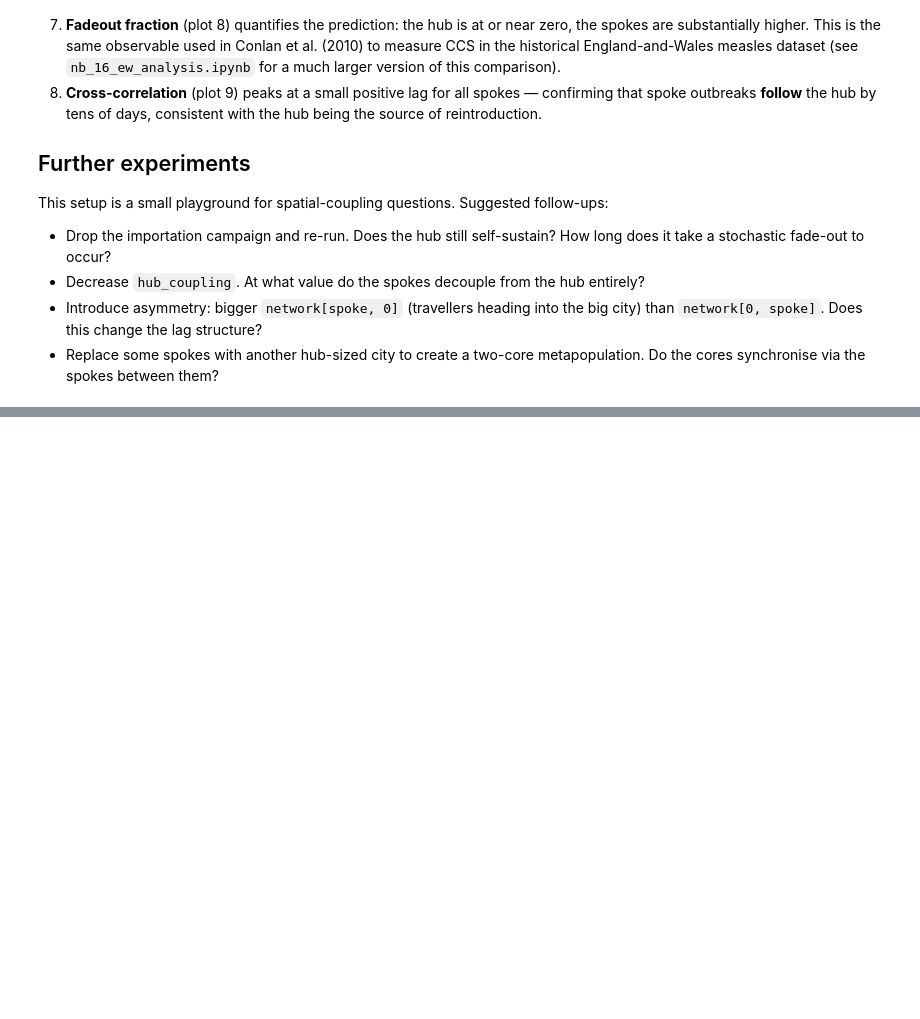
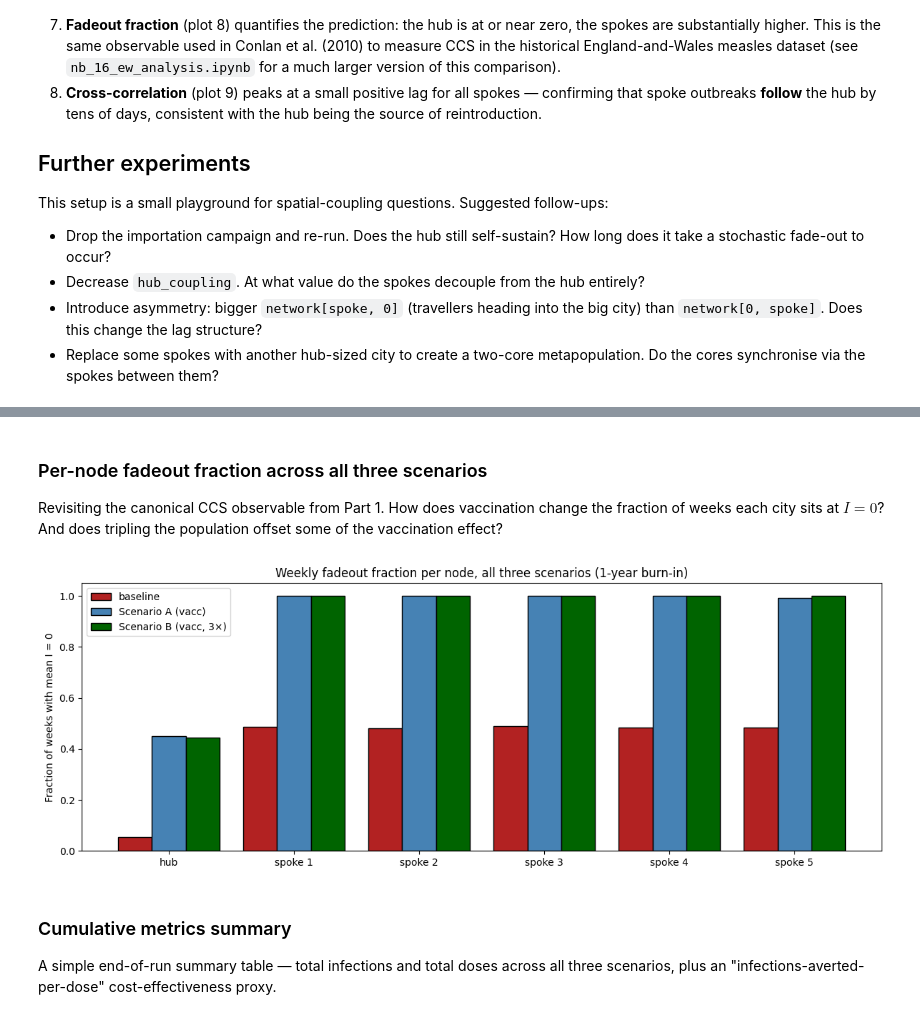
Before and after one commit to clorton/laser-cohorts, a Jupyter notebook: docs/notebooks/nb_17_campaign_example.ipynb, the cells around one changed output, grey strips where cells are left out. Drawn from its saved outputs; the diff is of its cells as text; code cells hidden in the pictures; blank space fills up the shorter version.

```diff
--- a/docs/notebooks/nb_17_campaign_example.ipynb
+++ b/docs/notebooks/nb_17_campaign_example.ipynb
@@ -616,0 +932,38 @@ This setup is a small playground for spatial-coupling questions.  Suggested foll
+# %% [markdown]
+### Per-node fadeout fraction across all three scenarios
+
+Revisiting the canonical CCS observable from Part 1.  How does vaccination change the fraction of weeks each city sits at $I = 0$?  And does tripling the population offset some of the vaccination effect?
+# %%
+def fadeout_per_node(m, burn_weeks=52, days_per_week=7):
+    nn       = m.states.I.shape[1]
+    days     = m.states.I.shape[0] - 1
+    n_w      = days // days_per_week
+    I_d      = m.states.I[1 : n_w * days_per_week + 1]
+    I_w_mean = I_d.reshape(n_w, days_per_week, nn).mean(axis=1)
+    return (I_w_mean[burn_weeks:] == 0).mean(axis=0)
+
+fd_base = fadeout_per_node(model)
+fd_A    = fadeout_per_node(model_A)
+fd_B    = fadeout_per_node(model_B)
+
+x      = np.arange(n_nodes)
+width  = 0.27
+labels = ["hub"] + [f"spoke {i}" for i in range(1, n_nodes)]
+
+fig, ax = plt.subplots(figsize=(12, 4.5))
+ax.bar(x - width, fd_base, width, color="firebrick", edgecolor="black", label="baseline")
+ax.bar(x,         fd_A,    width, color="steelblue", edgecolor="black", label="Scenario A (vacc)")
+ax.bar(x + width, fd_B,    width, color="darkgreen", edgecolor="black", label="Scenario B (vacc, 3×)")
+ax.set_xticks(x)
+ax.set_xticklabels(labels)
+ax.set_ylabel("Fraction of weeks with mean I = 0")
+ax.set_title("Weekly fadeout fraction per node, all three scenarios (1-year burn-in)")
+ax.legend(loc="upper left")
+plt.tight_layout()
+plt.show()
+# %% [output]
+[figure, added]
+# %% [markdown]
+### Cumulative metrics summary
+
+A simple end-of-run summary table — total infections and total doses across all three scenarios, plus an "infections-averted-per-dose" cost-effectiveness proxy.
```
Also changed, not shown: parts of 16 cells of this notebook, 2 other files.
